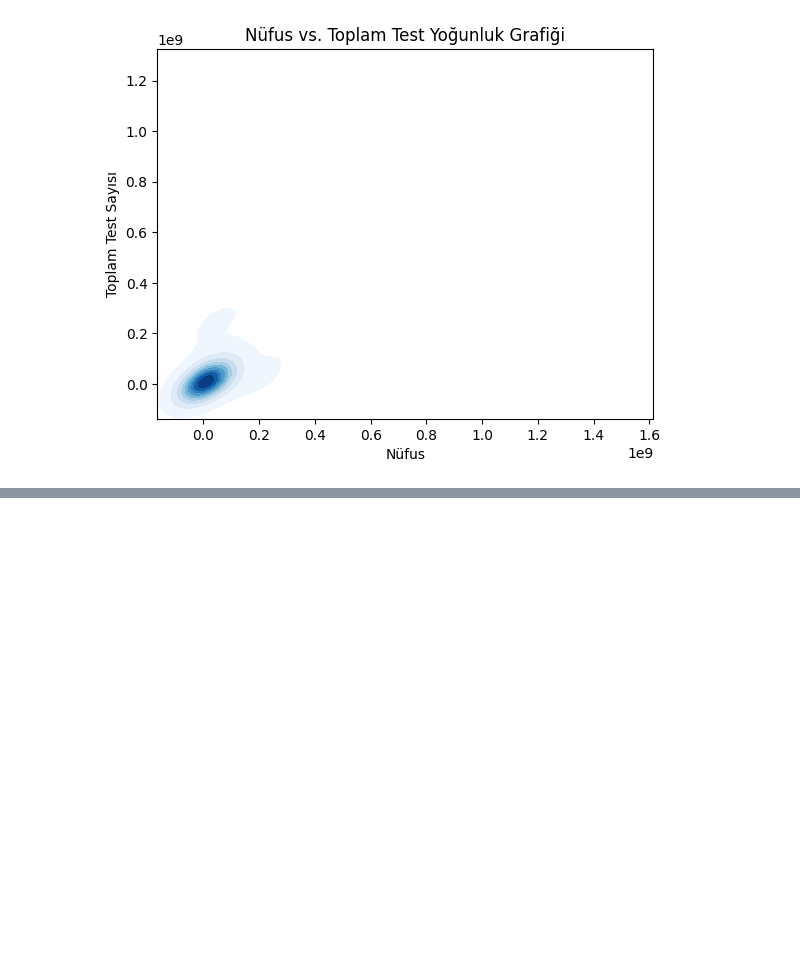
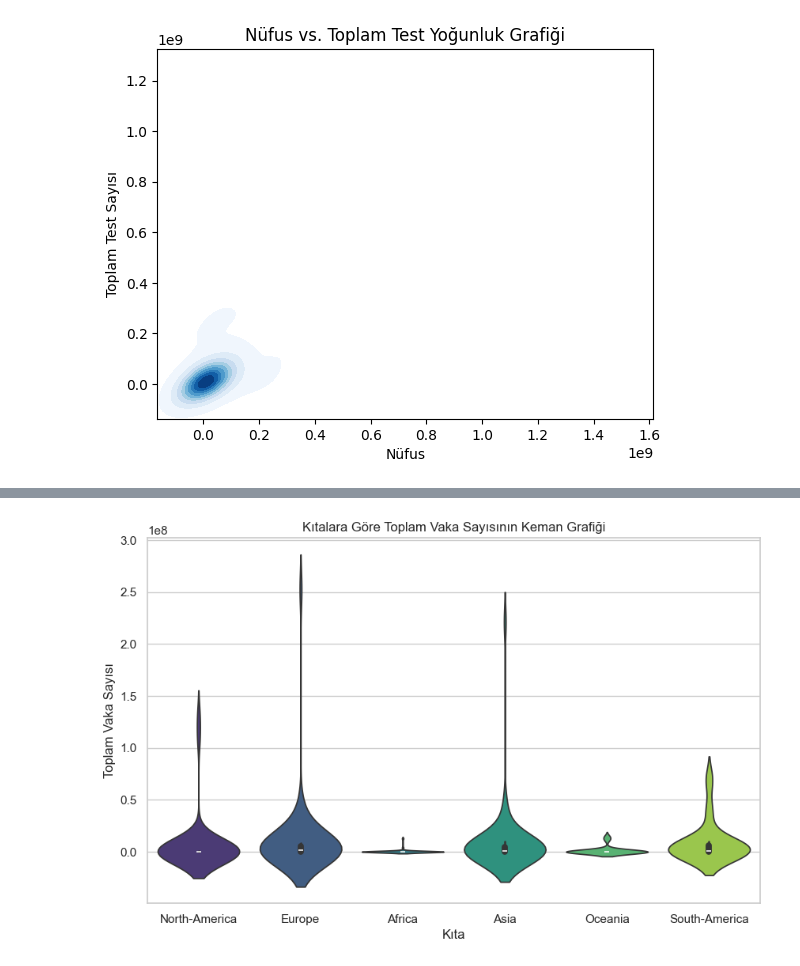
Before and after one commit to Tubaakbas/COVID19-API-Project, a Jupyter notebook: covid19_api_project.ipynb, the cells around one changed output, grey strips where cells are left out. Drawn from its saved outputs; the diff is of its cells as text; code cells hidden in the pictures; blank space fills up the shorter version.

```diff
--- a/covid19_api_project.ipynb
+++ b/covid19_api_project.ipynb
@@ -418,0 +487,12 @@ plt.show()
+# %%
+
+# Keman grafiği ile kıtalara göre toplam vaka sayısı
+plt.figure(figsize=(10, 6))
+sns.violinplot(x='Continent', y='Total_Cases', data=covid19_df, palette='viridis')
+
+plt.title('Kıtalara Göre Toplam Vaka Sayısının Keman Grafiği')
+plt.xlabel('Kıta')
+plt.ylabel('Toplam Vaka Sayısı')
+plt.show()
+# %% [output]
+[figure, added]
```
Also changed, not shown: parts of 23 cells of this notebook.
